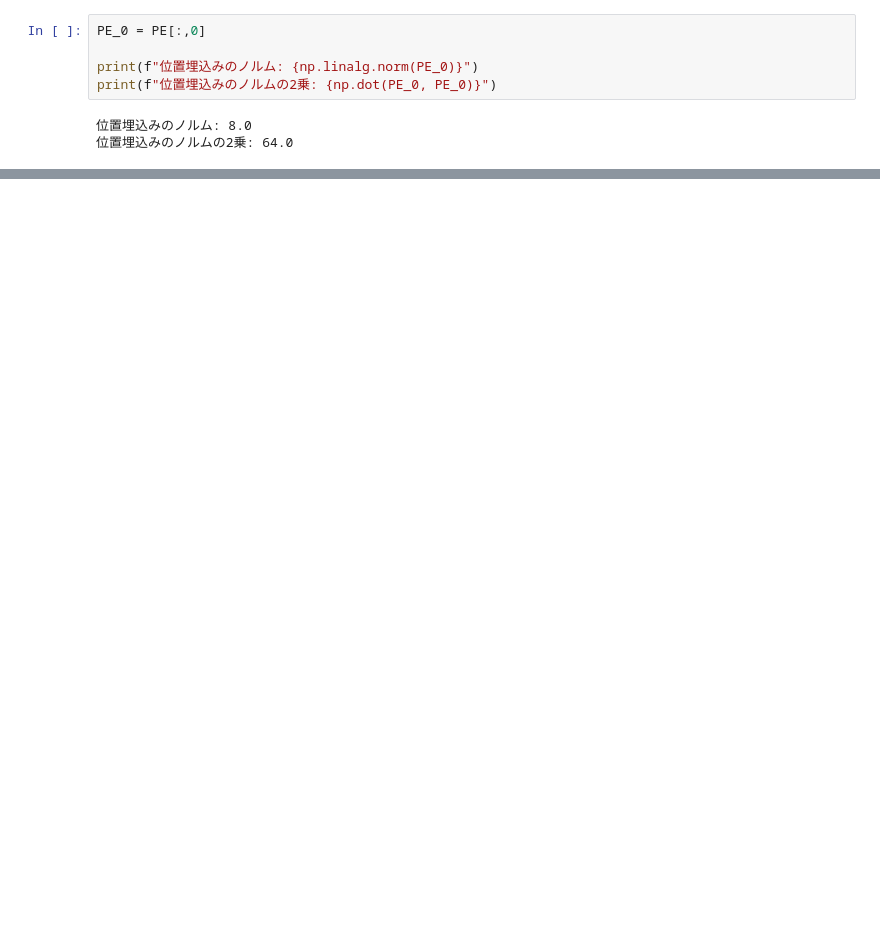
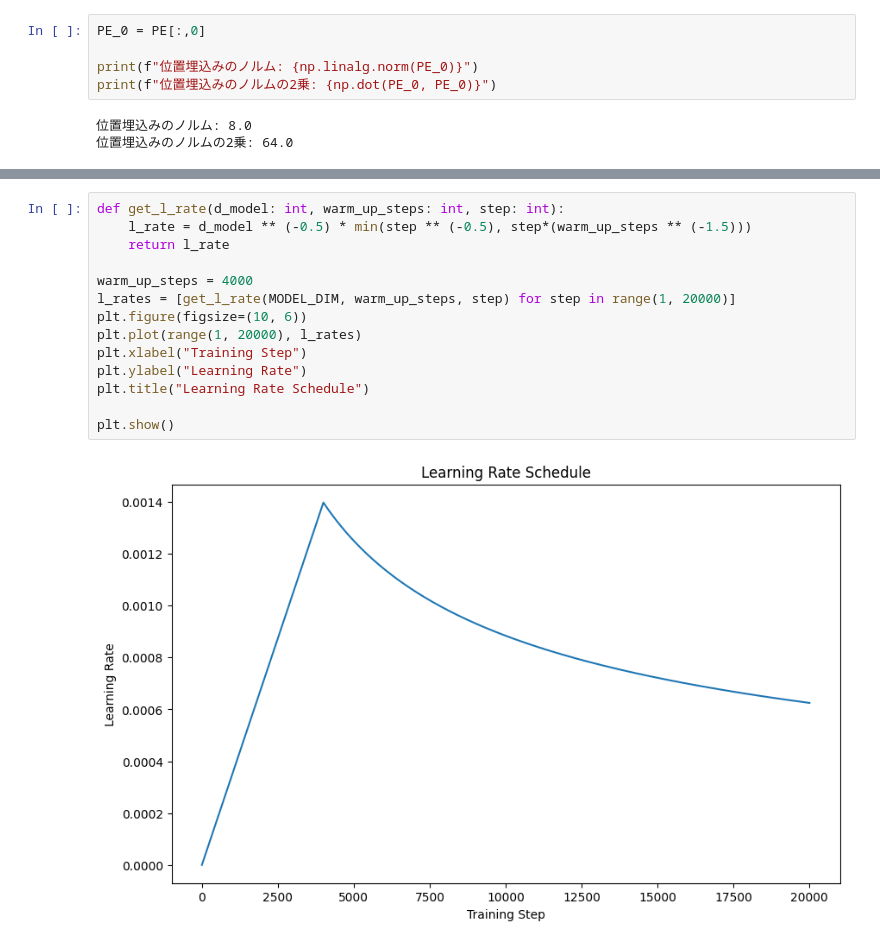
Before and after one commit to takuma1229/genronbun, a Jupyter notebook: notebooks/ch03.ipynb, the cells around one changed output, grey strips where cells are left out. Cells and saved outputs as stored; diff of their text form; blank space fills up the shorter version.

```diff
--- a/notebooks/ch03.ipynb
+++ b/notebooks/ch03.ipynb
@@ -74,0 +77,16 @@ print(f"位置埋込みのノルムの2乗: {np.dot(PE_0, PE_0)}")
+# %%
+def get_l_rate(d_model: int, warm_up_steps: int, step: int):
+    l_rate = d_model ** (-0.5) * min(step ** (-0.5), step*(warm_up_steps ** (-1.5)))
+    return l_rate
+
+warm_up_steps = 4000
+l_rates = [get_l_rate(MODEL_DIM, warm_up_steps, step) for step in range(1, 20000)]
+plt.figure(figsize=(10, 6))
+plt.plot(range(1, 20000), l_rates)
+plt.xlabel("Training Step")
+plt.ylabel("Learning Rate")
+plt.title("Learning Rate Schedule")
+
+plt.show()
+# %% [output]
+[figure, added]
```
Also changed, not shown: parts of 3 cells of this notebook.
